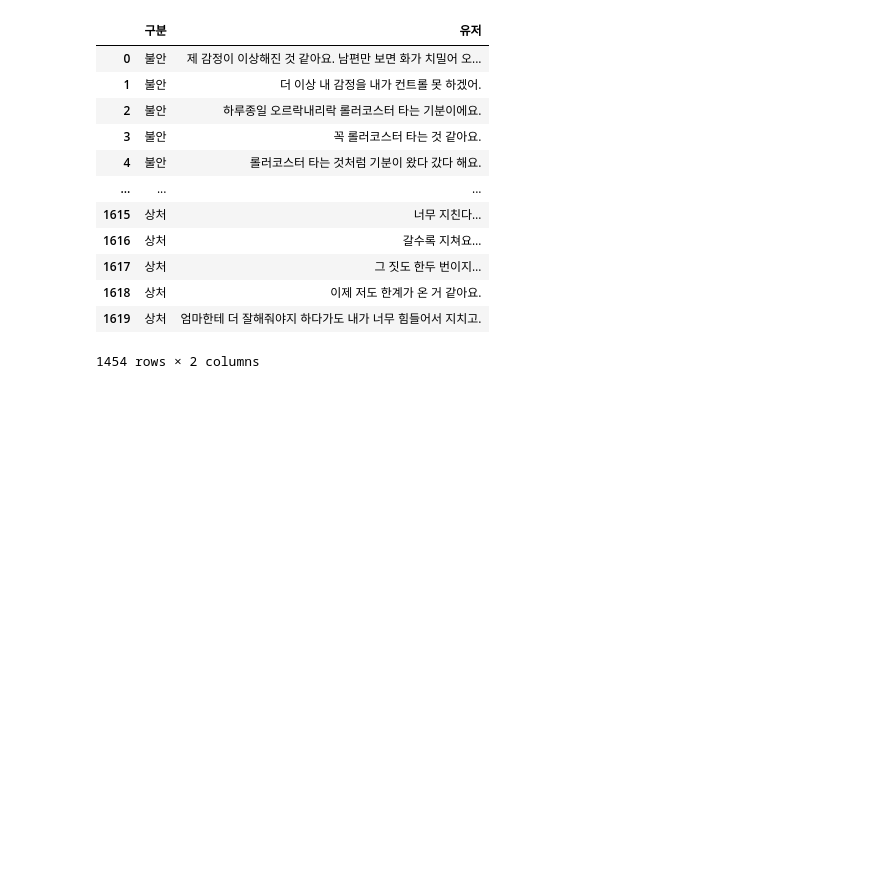
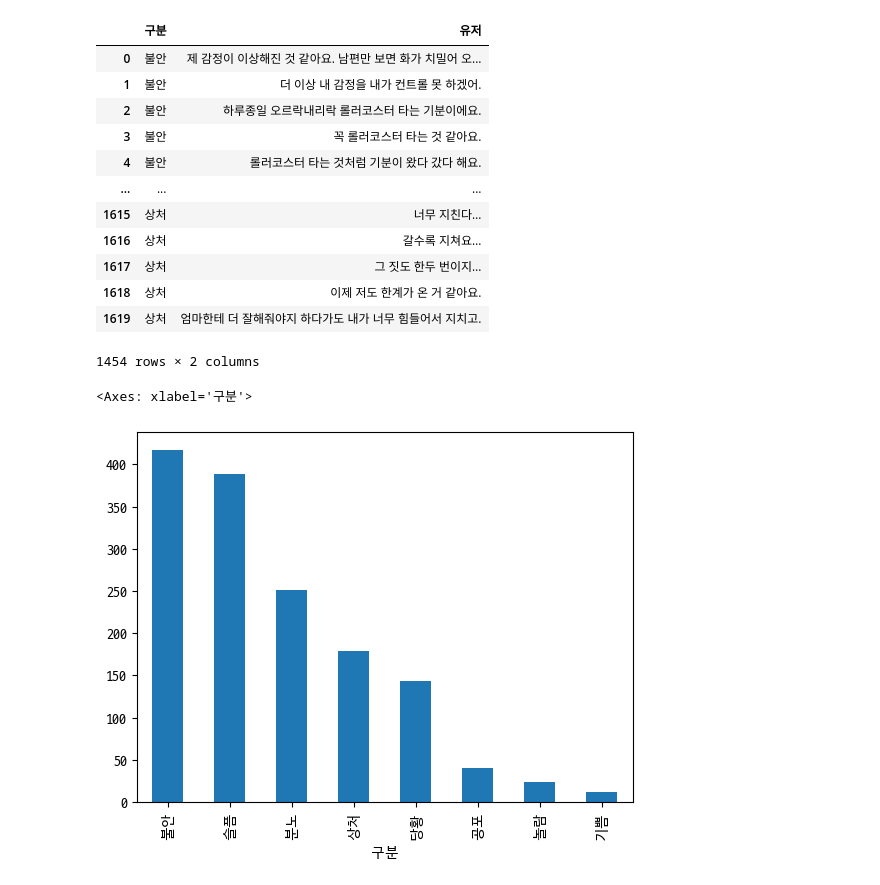
Before and after one commit to pal-ette/iNotePal, a Jupyter notebook: dataset/웰니스_대화_스크립트_데이터셋.ipynb, the cells around one changed output. Saved outputs shown, nothing was run; the diff lists cells and outputs as text; code cells hidden in the pictures; blank space fills up the shorter version.

```diff
--- a/dataset/웰니스_대화_스크립트_데이터셋.ipynb
+++ b/dataset/웰니스_대화_스크립트_데이터셋.ipynb
@@ -248,5 +283,10 @@ output_df
 | 1618 | 상처 | 이제 저도 한계가 온 거 같아요. |
 | 1619 | 상처 | 엄마한테 더 잘해줘야지 하다가도 내가 너무 힘들어서 지치고. |
 1454 rows × 2 columns
+# %%
+output_df["구분"].value_counts().plot.bar()
+# %% [output]
+<Axes: xlabel='구분'>
+[figure, added]
 # %%
 output_df.to_csv("/content/drive/MyDrive/Pal-ette/preprocessed_data/웰니스_대화_스크립트_데이터셋.csv", index=False)
```
Also changed, not shown: parts of 8 cells of this notebook.
